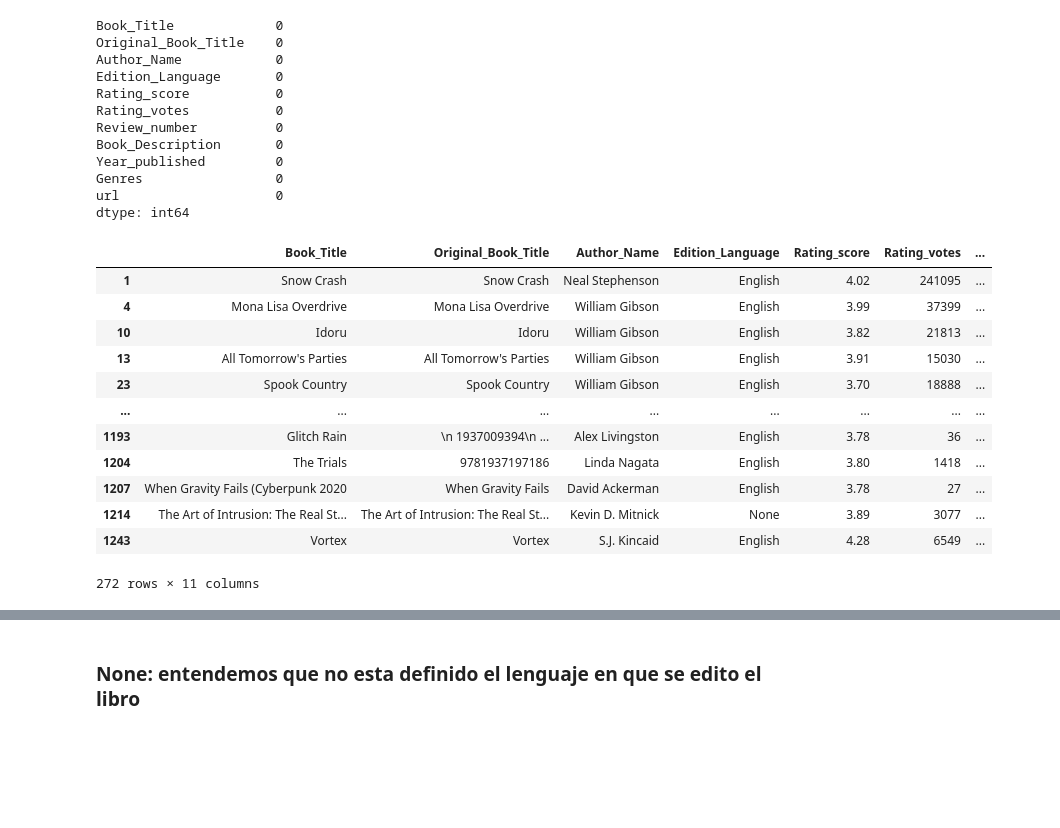
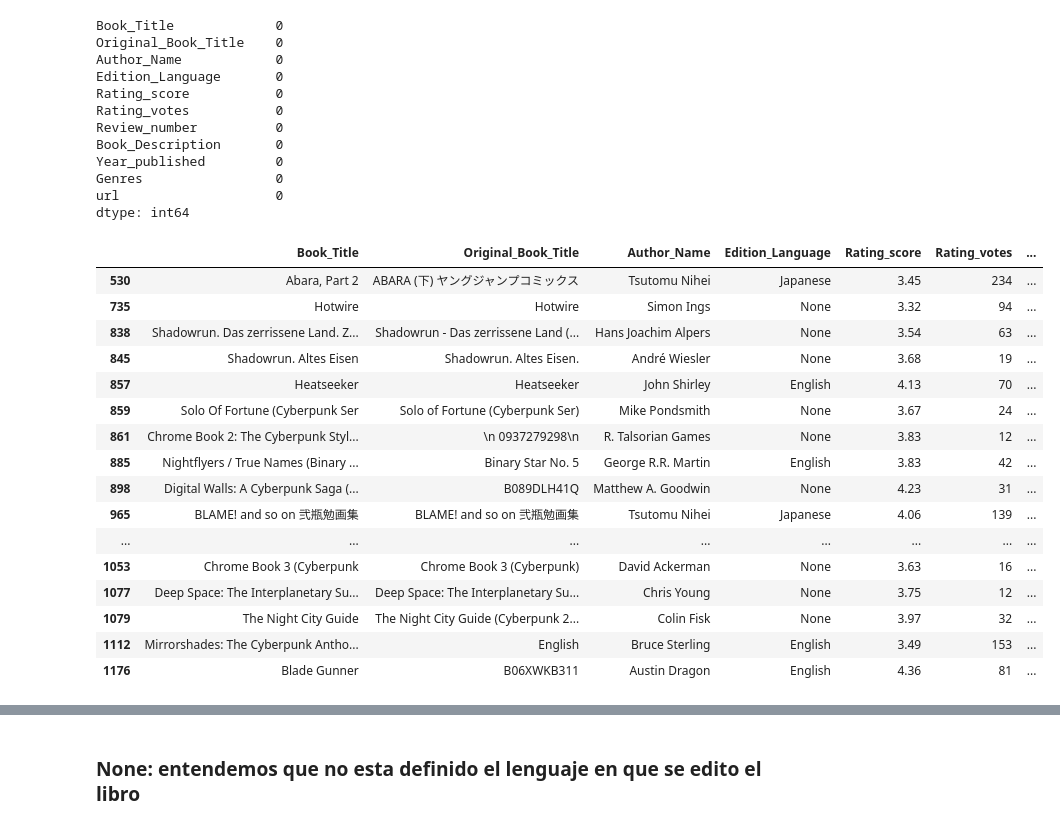
Before and after one commit to Factoria-F5-AI-Bootcamp-1-Edicion/cyberpunk_dataset, a Jupyter notebook: Plantilla_nuevo.ipynb, the cells around one changed output, grey strips where cells are left out. Saved outputs shown, nothing was run; the diff lists cells and outputs as text; code cells hidden in the pictures; blank space fills up the shorter version.

```diff
--- a/Plantilla_nuevo.ipynb
+++ b/Plantilla_nuevo.ipynb
@@ -131,21 +131,25 @@ Genres                 0
 url                    0
 dtype: int64
 # %%
-datos_cyberpunk3 = datos[datos['Book_Description'].str.contains('No', na=True)]
+datos_cyberpunk3 = datos[datos['Book_Description'].str.contains('No Description', na=True)]
 display(datos_cyberpunk3)
 # %% [output]
 |  | Book_Title | Original_Book_Title | Author_Name | Edition_Language | Rating_score | Rating_votes | ... |
-| 1 | Snow Crash | Snow Crash | Neal Stephenson | English | 4.02 | 241095 | ... |
-| 4 | Mona Lisa Overdrive | Mona Lisa Overdrive | William Gibson | English | 3.99 | 37399 | ... |
-| 10 | Idoru | Idoru | William Gibson | English | 3.82 | 21813 | ... |
-| 13 | All Tomorrow's Parties | All Tomorrow's Parties | William Gibson | English | 3.91 | 15030 | ... |
-| 23 | Spook Country | Spook Country | William Gibson | English | 3.70 | 18888 | ... |
+| 530 | Abara, Part 2 | ABARA (下) ヤングジャンプコミックス | Tsutomu Nihei | Japanese | 3.45 | 234 | ... |
+| 735 | Hotwire | Hotwire | Simon Ings | None | 3.32 | 94 | ... |
+| 838 | Shadowrun. Das zerrissene Land. Z... | Shadowrun - Das zerrissene Land (... | Hans Joachim Alpers | None | 3.54 | 63 | ... |
+| 845 | Shadowrun. Altes Eisen | Shadowrun. Altes Eisen. | André Wiesler | None | 3.68 | 19 | ... |
+| 857 | Heatseeker | Heatseeker | John Shirley | English | 4.13 | 70 | ... |
+| 859 | Solo Of Fortune (Cyberpunk Ser | Solo of Fortune (Cyberpunk Ser) | Mike Pondsmith | None | 3.67 | 24 | ... |
+| 861 | Chrome Book 2: The Cyberpunk Styl... | \n 0937279298\n | R. Talsorian Games | None | 3.83 | 12 | ... |
+| 885 | Nightflyers / True Names (Binary ... | Binary Star No. 5 | George R.R. Martin | English | 3.83 | 42 | ... |
+| 898 | Digital Walls: A Cyberpunk Saga (... | B089DLH41Q | Matthew A. Goodwin | None | 4.23 | 31 | ... |
+| 965 | BLAME! and so on 弐瓶勉画集 | BLAME! and so on 弐瓶勉画集 | Tsutomu Nihei | Japanese | 4.06 | 139 | ... |
 | ... | ... | ... | ... | ... | ... | ... | ... |
-| 1193 | Glitch Rain | \n 1937009394\n ... | Alex Livingston | English | 3.78 | 36 | ... |
-| 1204 | The Trials | 9781937197186 | Linda Nagata | English | 3.80 | 1418 | ... |
-| 1207 | When Gravity Fails (Cyberpunk 2020 | When Gravity Fails | David Ackerman | English | 3.78 | 27 | ... |
-| 1214 | The Art of Intrusion: The Real St... | The Art of Intrusion: The Real St... | Kevin D. Mitnick | None | 3.89 | 3077 | ... |
-| 1243 | Vortex | Vortex | S.J. Kincaid | English | 4.28 | 6549 | ... |
+| 1053 | Chrome Book 3 (Cyberpunk | Chrome Book 3 (Cyberpunk) | David Ackerman | None | 3.63 | 16 | ... |
+| 1077 | Deep Space: The Interplanetary Su... | Deep Space: The Interplanetary Su... | Chris Young | None | 3.75 | 12 | ... |
+| 1079 | The Night City Guide | The Night City Guide (Cyberpunk 2... | Colin Fisk | None | 3.97 | 32 | ... |
+| 1112 | Mirrorshades: The Cyberpunk Antho... | English | Bruce Sterling | English | 3.49 | 153 | ... |
+| 1176 | Blade Gunner | B06XWKB311 | Austin Dragon | English | 4.36 | 81 | ... |
-272 rows × 11 columns
 # %%
 datos.info()
```
Also changed, not shown: parts of 18 cells of this notebook.
